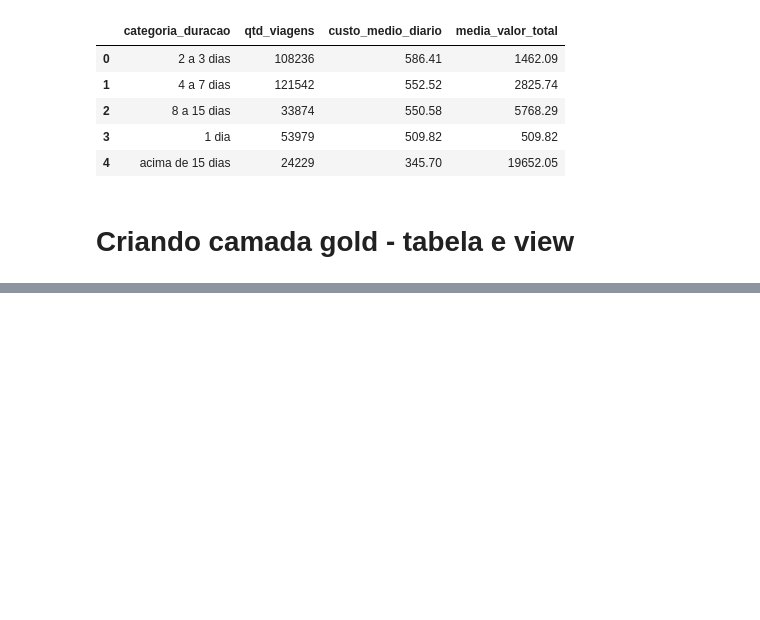
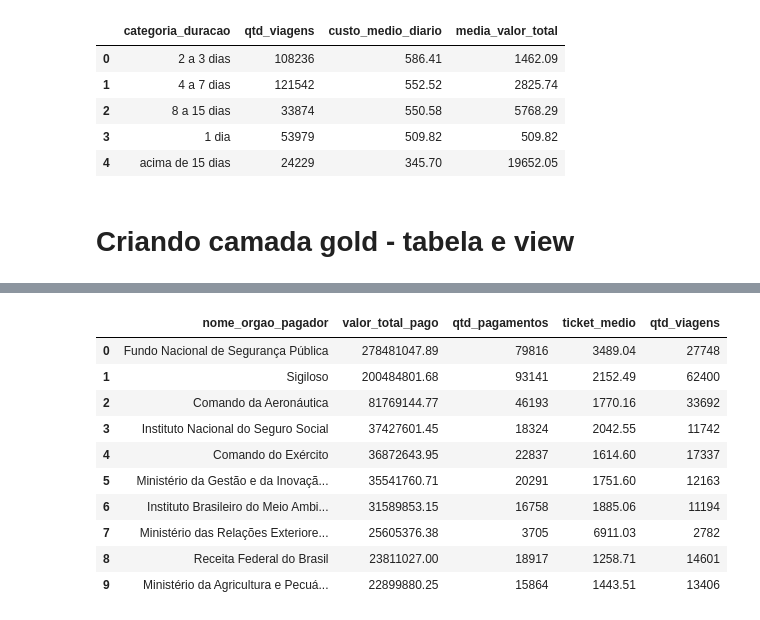
Before and after one commit to ruanguths/projeto-final-ruan-guths, a Jupyter notebook: scripts/3_analise.ipynb, the cells around one changed output, grey strips where cells are left out. Cells and saved outputs as stored; diff of their text form; code cells hidden in the pictures; blank space fills up the shorter version.

```diff
--- a/scripts/3_analise.ipynb
+++ b/scripts/3_analise.ipynb
@@ -225,0 +250,33 @@ ao valor total pago. Como alternativa, barras horizontais com valor total e tick
+# %%
+# total pago em todo o período entre os 10 órgãos que mais gastaram
+
+query7 = """
+SELECT
+    nome_orgao_pagador,
+    SUM(valor_total_pago) AS valor_total_pago,
+    SUM(qtd_pagamentos) AS qtd_pagamentos,
+    ROUND(SUM(valor_total_pago) / SUM(qtd_pagamentos),2) AS ticket_medio,
+    SUM(qtd_viagens) AS qtd_viagens
+FROM gold_resumo_pagamentos_mensais
+GROUP BY nome_orgao_pagador
+ORDER BY valor_total_pago DESC
+LIMIT 10
+"""
+
+perfil_gastos, colunas = banco.executar(conexao, query7)
+
+df_perfil_gastos = pd.DataFrame(perfil_gastos, columns=colunas)
+
+df_perfil_gastos
+# %% [output]
+|  | nome_orgao_pagador | valor_total_pago | qtd_pagamentos | ticket_medio | qtd_viagens |
+| 0 | Fundo Nacional de Segurança Pública | 278481047.89 | 79816 | 3489.04 | 27748 |
+| 1 | Sigiloso | 200484801.68 | 93141 | 2152.49 | 62400 |
+| 2 | Comando da Aeronáutica | 81769144.77 | 46193 | 1770.16 | 33692 |
+| 3 | Instituto Nacional do Seguro Social | 37427601.45 | 18324 | 2042.55 | 11742 |
+| 4 | Comando do Exército | 36872643.95 | 22837 | 1614.60 | 17337 |
+| 5 | Ministério da Gestão e da Inovaçã... | 35541760.71 | 20291 | 1751.60 | 12163 |
+| 6 | Instituto Brasileiro do Meio Ambi... | 31589853.15 | 16758 | 1885.06 | 11194 |
+| 7 | Ministério das Relações Exteriore... | 25605376.38 | 3705 | 6911.03 | 2782 |
+| 8 | Receita Federal do Brasil | 23811027.00 | 18917 | 1258.71 | 14601 |
+| 9 | Ministério da Agricultura e Pecuá... | 22899880.25 | 15864 | 1443.51 | 13406 |
```
Also changed, not shown: parts of 14 cells of this notebook.
